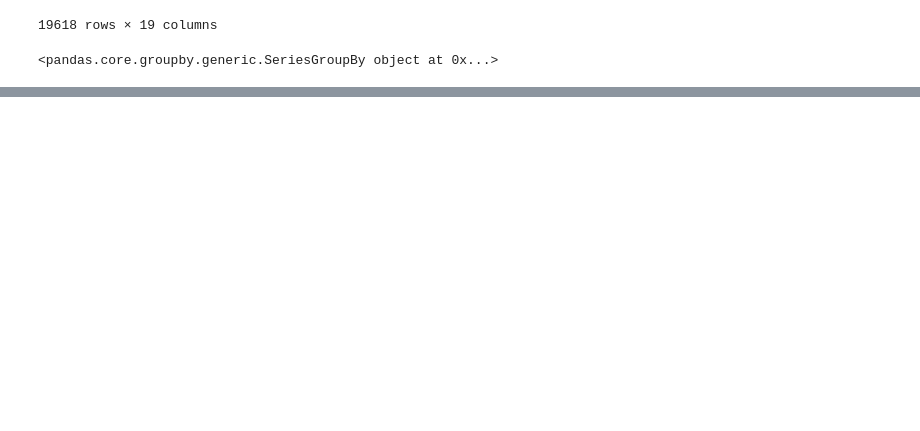
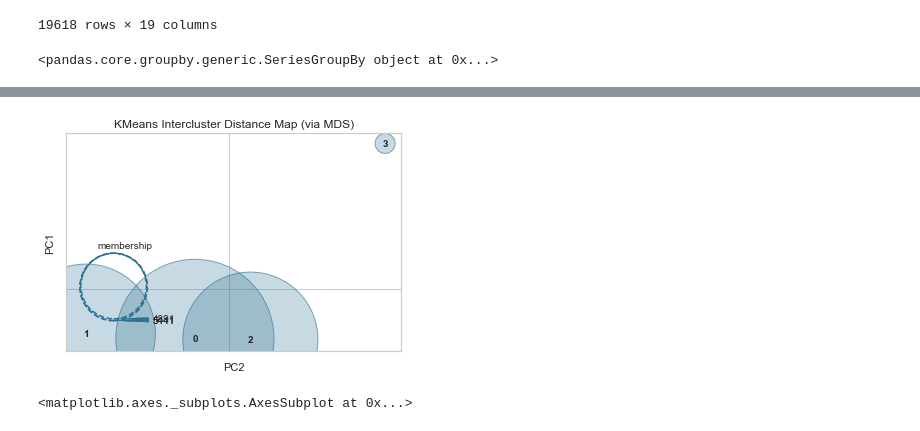
Before and after one commit to allisonbarrezueta/ProyectoIntroCienciaDatos, a Jupyter notebook: Analisis/Untitled.ipynb, the cells around one changed output, grey strips where cells are left out. Drawn from its saved outputs; the diff is of its cells as text; code cells hidden in the pictures; blank space fills up the shorter version.

```diff
--- a/Analisis/Untitled.ipynb
+++ b/Analisis/Untitled.ipynb
@@ -897,0 +894,4 @@ TypeError: list indices must be integers or slices, not float
+# %%
+proveedores_precio_ratio_group_scaled = proveedores_precio.copy()
+
+estandarizar_df_por_categoria(proveedores_precio_ratio_group_scaled)
@@ -897,0 +914,5 @@ TypeError: list indices must be integers or slices, not float
+# %%
+pca = PCA(n_components=0.8, svd_solver ='full')
+pca.fit(proveedores_precio_ratio_scaled)
+data_pca = pca.transform(proveedores_precio_ratio_group_scaled)
+data_pca.shape
@@ -897,0 +967,11 @@ TypeError: list indices must be integers or slices, not float
+# %%
+from yellowbrick.cluster import InterclusterDistance
+
+model = KMeans(4)
+visualizer = InterclusterDistance(model)
+
+visualizer.fit(data_pca)        # Fit the data to the visualizer
+visualizer.show()
+# %% [output]
+[figure, added]
+<matplotlib.axes._subplots.AxesSubplot at 0x...>
```
Also changed, not shown: parts of 9 cells of this notebook, 4 other files.
